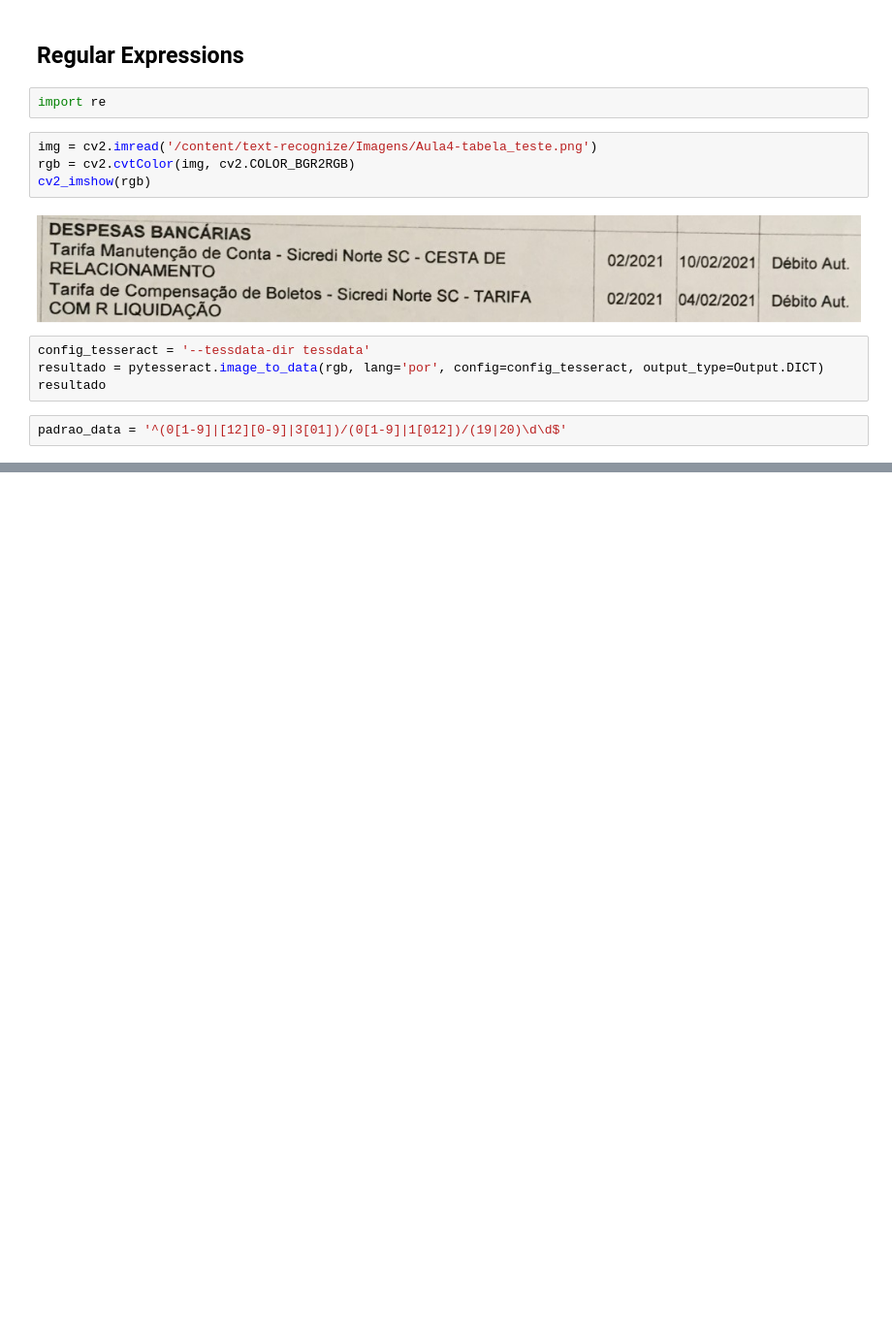
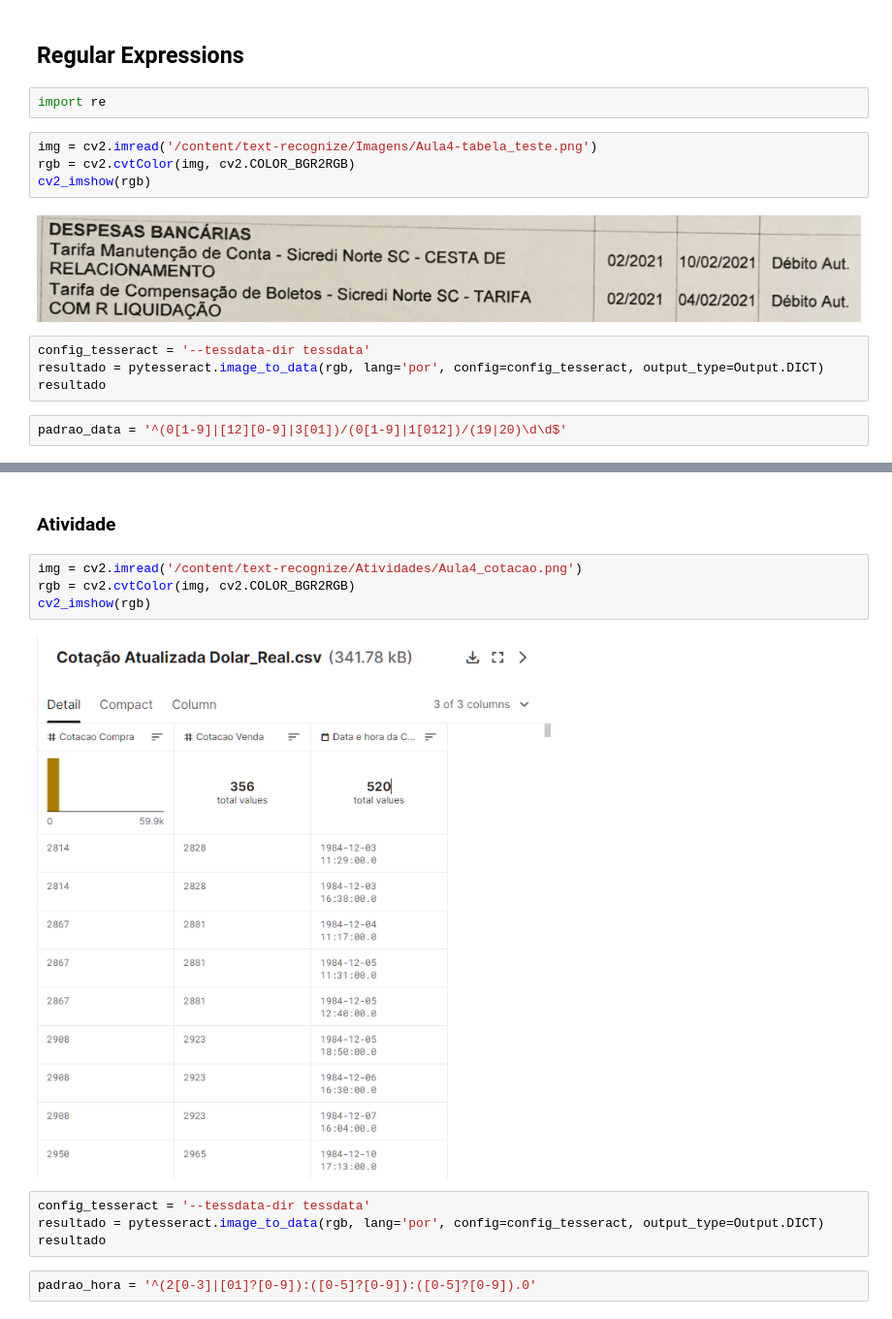
Before and after one commit to carlosmaestro/curso-alura-texto-ocr-opencv, a Jupyter notebook: Aula-4/ReconhecimentoTextoOCReOPENCV.ipynb, the cells around one changed output, grey strips where cells are left out. Shown at 97% size. Saved outputs shown, nothing was run; the diff lists cells and outputs as text; blank space fills up the shorter version.

Commit message:
finalizando aula 4

```diff
--- a/Aula-4/ReconhecimentoTextoOCReOPENCV.ipynb
+++ b/Aula-4/ReconhecimentoTextoOCReOPENCV.ipynb
@@ -568,0 +595,14 @@ cv2_imshow(img_copia)
+# %% [markdown]
+### Atividade
+# %%
+img = cv2.imread('/content/text-recognize/Atividades/Aula4_cotacao.png')
+rgb = cv2.cvtColor(img, cv2.COLOR_BGR2RGB)
+cv2_imshow(rgb)
+# %% [output]
+[figure, added]
+# %%
+config_tesseract = '--tessdata-dir tessdata'
+resultado = pytesseract.image_to_data(rgb, lang='por', config=config_tesseract, output_type=Output.DICT)
+resultado
+# %%
+padrao_hora = '^(2[0-3]|[01]?[0-9]):([0-5]?[0-9]):([0-5]?[0-9]).0'
```
Also changed, not shown: parts of 12 cells of this notebook.
